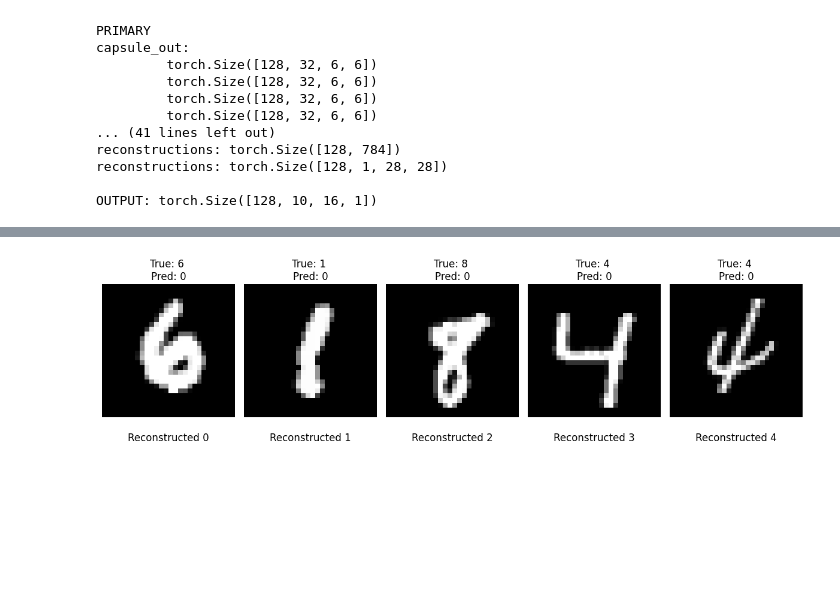
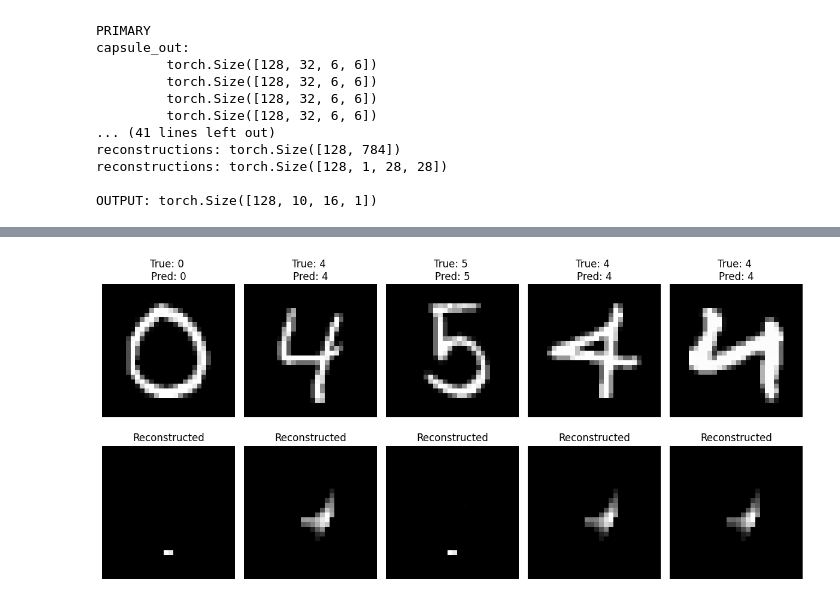
Before and after one commit to thaitanhaha/Capsule-network, a Jupyter notebook: capsule-network-reconstruction.ipynb, the cells around one changed output, grey strips where cells are left out. Saved outputs shown, nothing was run; the diff lists cells and outputs as text; code cells hidden in the pictures.

Commit message:
fix squash by adding epsilon

```diff
--- a/capsule-network-reconstruction.ipynb
+++ b/capsule-network-reconstruction.ipynb
@@ -99,8 +99,8 @@ def debug_print(debug, message, tensor=None):
         else:
             print(message)
 
-def squash(input_tensor):
-    squared_norm = (input_tensor ** 2).sum(-1, keepdim=True)
+def squash(input_tensor, epsilon=1e-7):
+    squared_norm = (input_tensor ** 2 + epsilon).sum(-1, keepdim=True)
     output_tensor = (squared_norm / (1. + squared_norm)) *  (input_tensor / torch.sqrt(squared_norm))
     return output_tensor
 
@@ -245,15 +245,20 @@ class CapsuleNet(nn.Module):
         return output, reconstructions, masked
 
     def loss(self, x, target, data, reconstructions):
-        return self.margin_loss(x, target) + self.reconstruction_loss(data, reconstructions)
+        margin = self.margin_loss(x, target)
+        reconstruction = self.reconstruction_loss(data, reconstructions)
+        return margin + reconstruction
 
     def margin_loss(self, x, labels):
         batch_size = x.size(0)
         v_k = torch.sqrt((x**2).sum(dim=2, keepdim=True))
+
         left = F.relu(0.9 - v_k).view(batch_size, -1)
         right = F.relu(v_k - 0.1).view(batch_size, -1)
+
         loss = labels * left + 0.5 * (1.0 - labels) * right
         loss = loss.sum(dim=1).mean()
+
         return loss
 
     def reconstruction_loss(self, data, reconstructions):
@@ -285,6 +290,8 @@ reconstructions: torch.Size([128, 1, 28, 28])
 
 OUTPUT: torch.Size([128, 10, 16, 1])
 # %%
+from tqdm import tqdm
+
 capsule_net = CapsuleNet().to(device)
 optimizer = Adam(capsule_net.parameters())
 
@@ -295,7 +302,7 @@ for epoch in range(n_epochs):
     train_loss = 0
     correct_train = 0
     total_train = 0
-    for batch_id, (data, target) in enumerate(train_loader):
+    for batch_id, (data, target) in enumerate(tqdm(train_loader)):
         target = torch.sparse.torch.eye(10).index_select(dim=0, index=target)
         data, target = Variable(data), Variable(target)
         data, target = data.to(device), target.to(device)
@@ -367,31 +367,31 @@ Test Loss: nan - Test Accuracy: 0.0987
 # %%
 capsule_net.eval()
 
 with torch.no_grad():
     data, target = next(iter(test_loader))
     target = torch.sparse.torch.eye(10).index_select(dim=0, index=target)
     data, target = Variable(data), Variable(target)
     data, target = data.to(device), target.to(device)
     output, reconstructions, masked = capsule_net(data)
     preds = np.argmax(masked.data.cpu().numpy(), axis=1)
     targets = np.argmax(target.data.cpu().numpy(), axis=1)
 
     fig, axes = plt.subplots(2, 5, figsize=(12, 6))
     axes = axes.flatten()
 
     for i in range(5):
         ax = axes[i]
         ax.imshow(data[i].cpu().numpy().squeeze(), cmap='gray')
         ax.set_title(f"True: {targets[i]} \nPred: {preds[i]}")
         ax.axis('off')
 
     for i in range(5, 10):
         ax = axes[i]
         ax.imshow(reconstructions[i-5].cpu().numpy().squeeze(), cmap='gray')
-        ax.set_title(f"Reconstructed {i-5}")
+        ax.set_title(f"Reconstructed")
         ax.axis('off')
 
     plt.tight_layout()
     plt.show()
 # %% [output]
-[figure, old version]
+[figure, new version]
```
Also changed, not shown: parts of 4 cells of this notebook.
